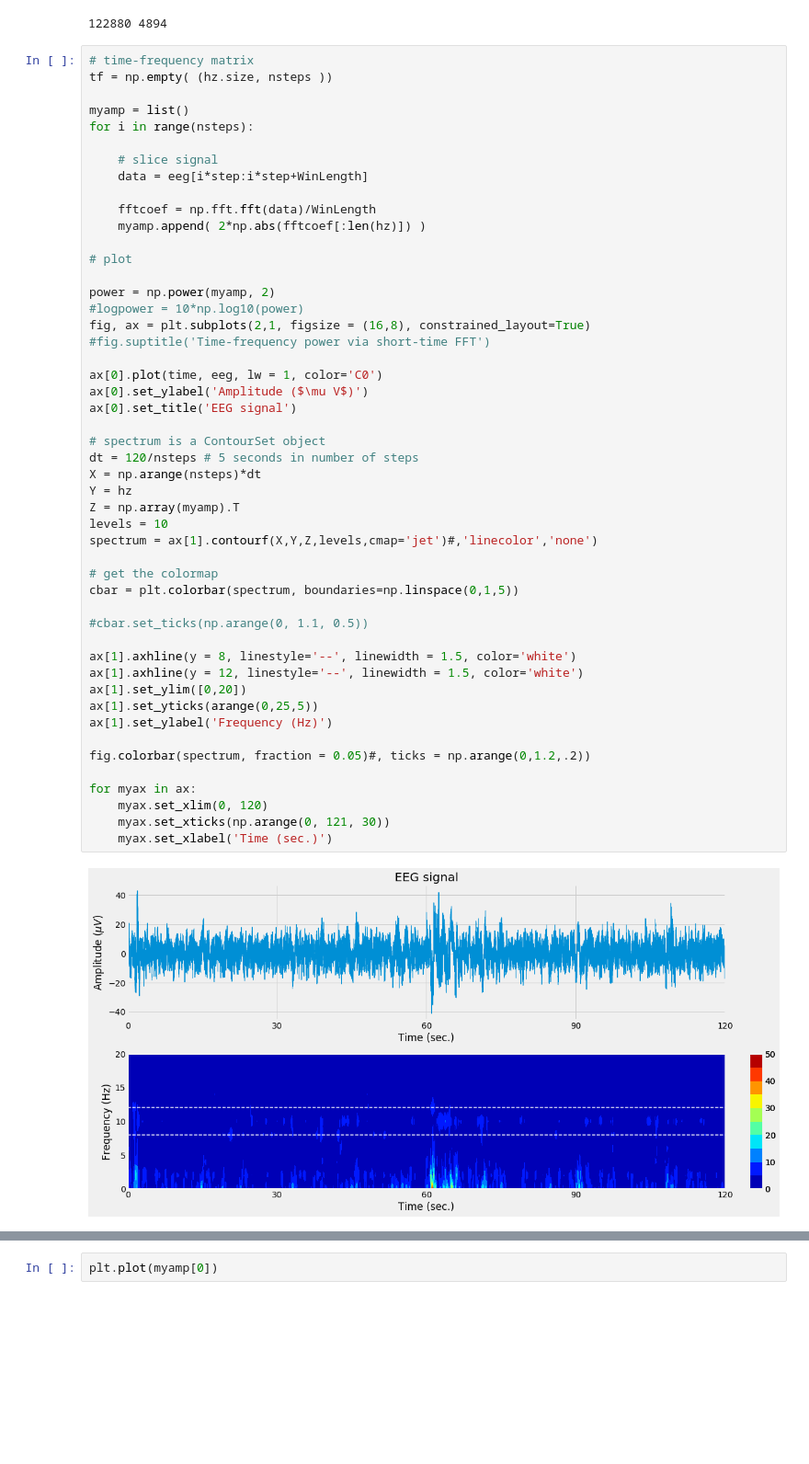
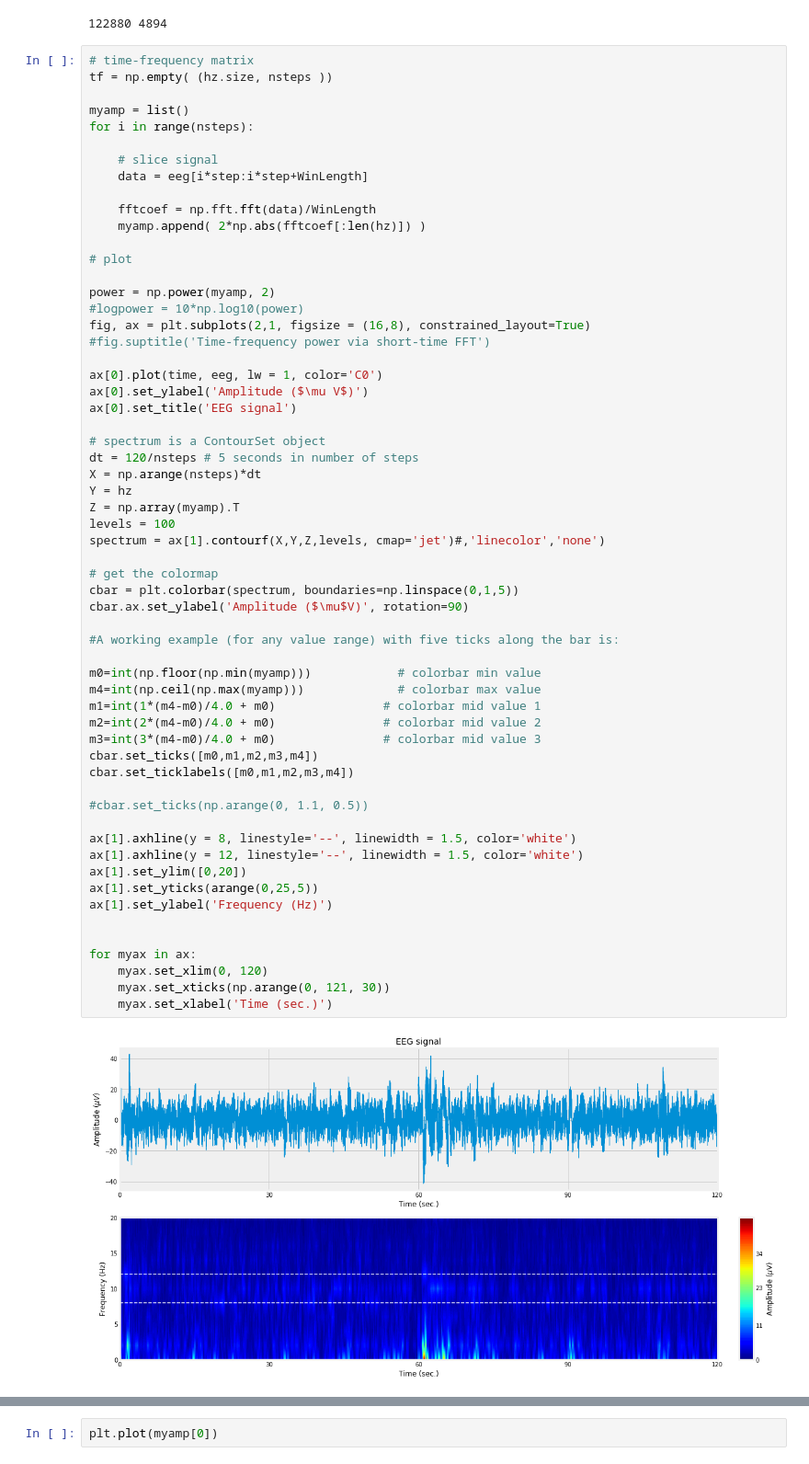
Before and after one commit to OrielBanne/myIPythonNotebooks, a Jupyter notebook: Signal_Processing/EEG example.ipynb, the cells around one changed output, grey strips where cells are left out. Shown at 92% size. Cells and saved outputs as stored; diff of their text form; blank space fills up the shorter version.

Commit message:
add label to color bar

```diff
--- a/Signal_Processing/EEG example.ipynb
+++ b/Signal_Processing/EEG example.ipynb
@@ -124,34 +122,44 @@ power = np.power(myamp, 2)
 fig, ax = plt.subplots(2,1, figsize = (16,8), constrained_layout=True)
 #fig.suptitle('Time-frequency power via short-time FFT')
 
 ax[0].plot(time, eeg, lw = 1, color='C0')
 ax[0].set_ylabel('Amplitude ($\mu V$)')
 ax[0].set_title('EEG signal')
 
 # spectrum is a ContourSet object
 dt = 120/nsteps # 5 seconds in number of steps
 X = np.arange(nsteps)*dt
 Y = hz
 Z = np.array(myamp).T
-levels = 10
-spectrum = ax[1].contourf(X,Y,Z,levels,cmap='jet')#,'linecolor','none')
+levels = 100
+spectrum = ax[1].contourf(X,Y,Z,levels, cmap='jet')#,'linecolor','none')
 
 # get the colormap
 cbar = plt.colorbar(spectrum, boundaries=np.linspace(0,1,5))
+cbar.ax.set_ylabel('Amplitude ($\mu$V)', rotation=90)
+
+#A working example (for any value range) with five ticks along the bar is:
+
+m0=int(np.floor(np.min(myamp)))            # colorbar min value
+m4=int(np.ceil(np.max(myamp)))             # colorbar max value
+m1=int(1*(m4-m0)/4.0 + m0)               # colorbar mid value 1
+m2=int(2*(m4-m0)/4.0 + m0)               # colorbar mid value 2
+m3=int(3*(m4-m0)/4.0 + m0)               # colorbar mid value 3
+cbar.set_ticks([m0,m1,m2,m3,m4])
+cbar.set_ticklabels([m0,m1,m2,m3,m4])
 
 #cbar.set_ticks(np.arange(0, 1.1, 0.5))
 
 ax[1].axhline(y = 8, linestyle='--', linewidth = 1.5, color='white')
 ax[1].axhline(y = 12, linestyle='--', linewidth = 1.5, color='white')
 ax[1].set_ylim([0,20])
 ax[1].set_yticks(arange(0,25,5))
 ax[1].set_ylabel('Frequency (Hz)')
 
-fig.colorbar(spectrum, fraction = 0.05)#, ticks = np.arange(0,1.2,.2))
 
 for myax in ax:
     myax.set_xlim(0, 120)
     myax.set_xticks(np.arange(0, 121, 30))
     myax.set_xlabel('Time (sec.)')
 # %% [output]
-[figure, old version]
+[figure, new version]
```
Also changed, not shown: parts of 9 cells of this notebook.
